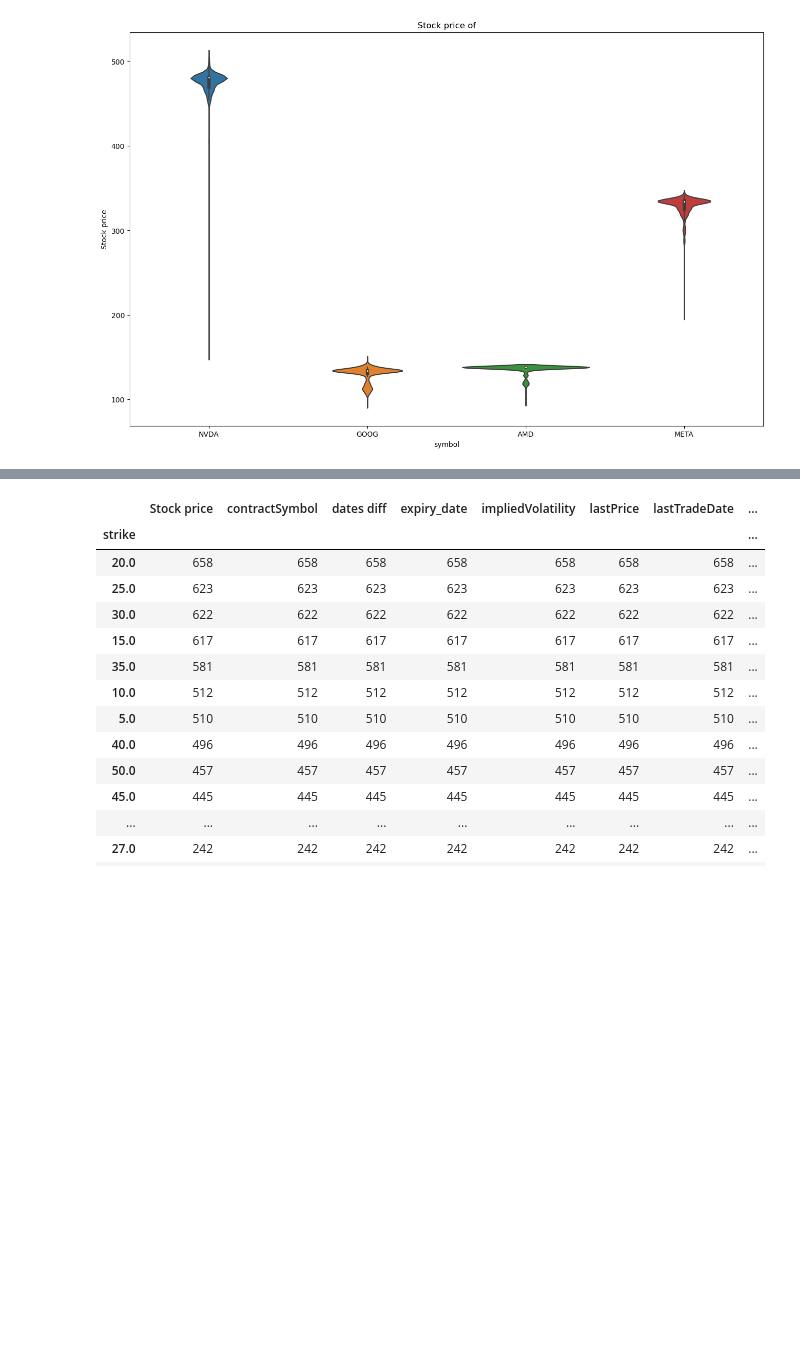
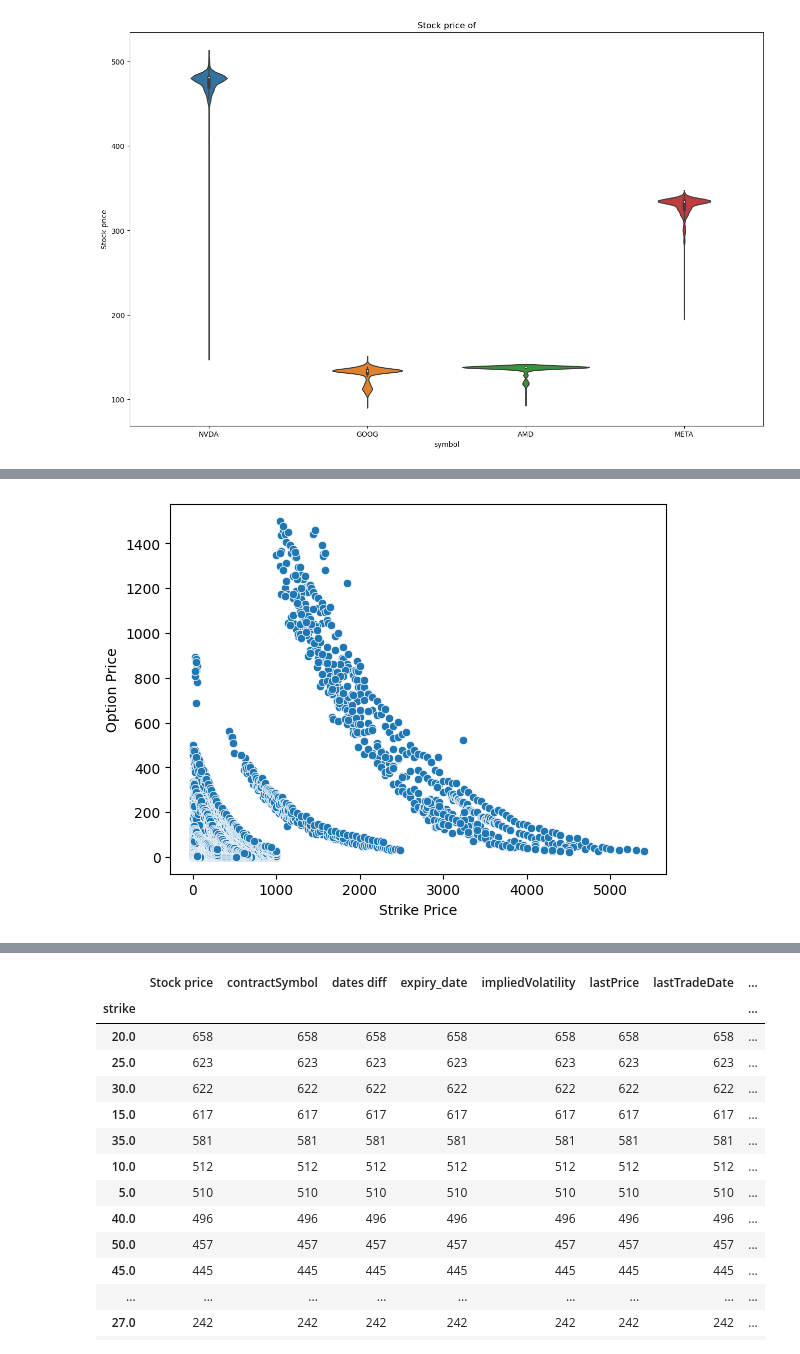
Before and after one commit to OmarAhmed03/PDE-BS_MODEL, a Jupyter notebook: Data_Collection_analysis.ipynb, the cells around one changed output, grey strips where cells are left out. Cells and saved outputs as stored; diff of their text form; code cells hidden in the pictures; blank space fills up the shorter version.

```diff
--- a/Data_Collection_analysis.ipynb
+++ b/Data_Collection_analysis.ipynb
@@ -318,0 +350,7 @@ plt.show()
+# %%
+sns.scatterplot(dff,x = 'strike',y = 'lastPrice')
+plt.xlabel('Strike Price')
+plt.ylabel('Option Price')
+plt.show()
+# %% [output]
+[figure, added]
```
Also changed, not shown: parts of 27 cells of this notebook.
